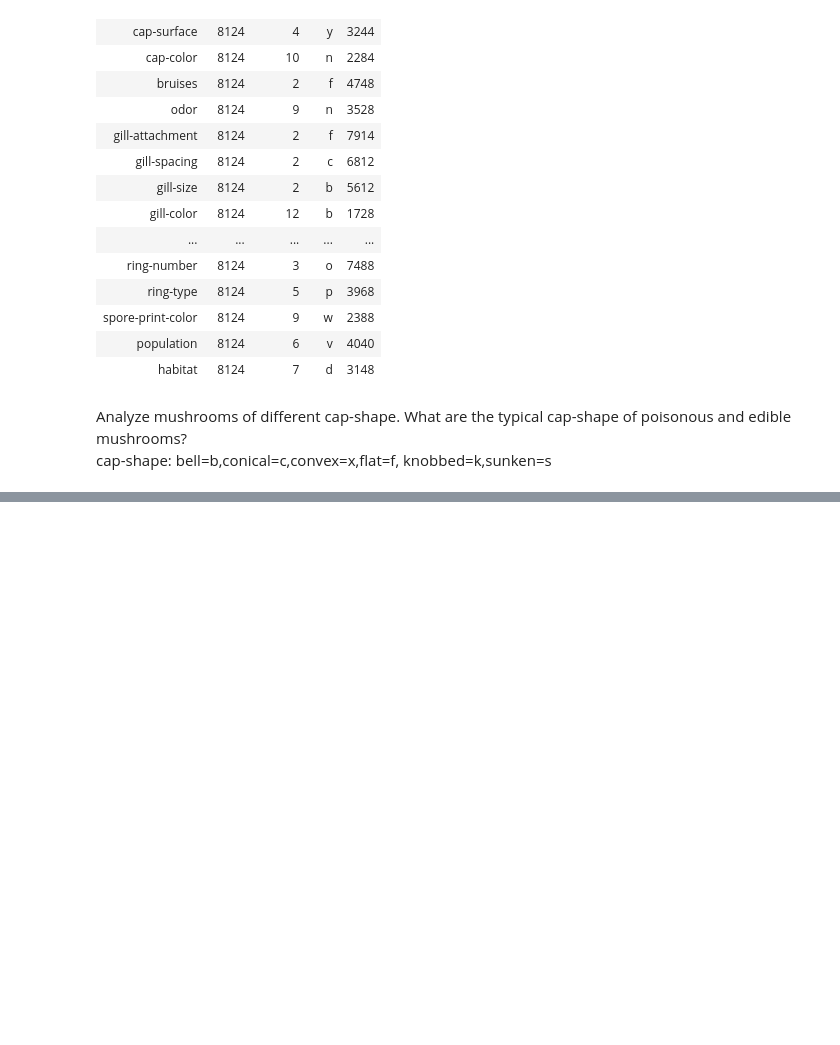
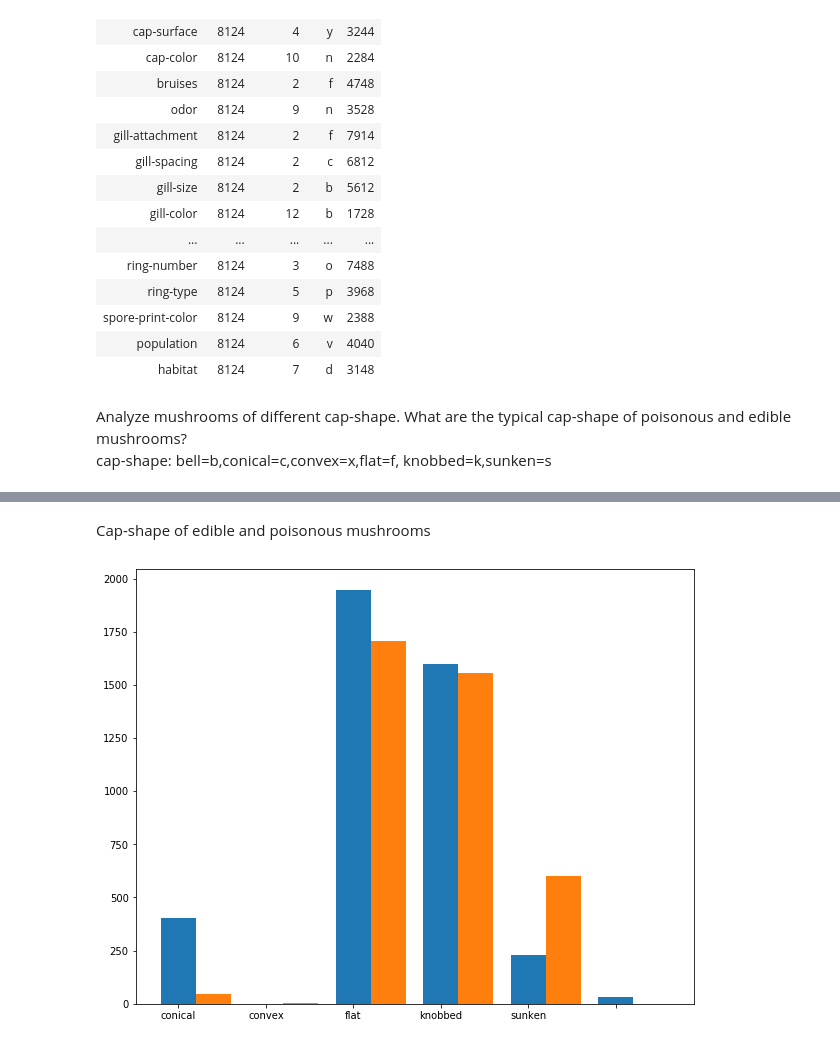
Before and after one commit to yuvrajpandya/ScikitLearn, a Jupyter notebook: KNN/Mushroom Prediction.ipynb, the cells around one changed output, grey strips where cells are left out. Saved outputs shown, nothing was run; the diff lists cells and outputs as text; code cells hidden in the pictures; blank space fills up the shorter version.

Commit message:
refactored the common function to plot the bars

```diff
--- a/KNN/Mushroom Prediction.ipynb
+++ b/KNN/Mushroom Prediction.ipynb
@@ -152,6 +152,7 @@ Analyze mushrooms of different cap-shape. What are the typical cap-shape of pois
 cap-shape: bell=b,conical=c,convex=x,flat=f, knobbed=k,sunken=s
 # %%
 # function to prepare bars for any feature to analyze its distribution across edible and poisonous classes
+# returns a sorted dataframe with <feature> and count columns
 def preparebars(feature, labels):
     # feature = 'cap-shape'
     # labels = {'b':'bell', 'f':'flat', 'k':'knobbed', 's':'sunken', 'x':'convex', 'c':'conical'}
@@ -160,26 +161,28 @@ def preparebars(feature, labels):
 
     df_feature = df.groupby(by=['class', feature])['cap-surface'].count().reset_index().rename(columns={'cap-surface':'count'})
 
-    edible_cs = df_feature.loc[df_feature['class']=='e',[feature,'count']]
-    poisonous_cs = df_feature.loc[df_feature['class']=='p',[feature,'count']]
+    edible_feature = df_feature.loc[df_feature['class']=='e',[feature,'count']]
+    poisonous_feature = df_feature.loc[df_feature['class']=='p',[feature,'count']]
 
-    edible_bars = edible_cs.to_dict()
-    poisonous_bars = poisonous_cs.to_dict()
+    # append missing category's value as 0
+    unique_cat = df[feature].unique()
 
-    # prepare bars for edible mushrooms
-    for key,val in edible_bars[feature].items():
-        edible_bars[feature][key] = labels[val]
+    for cat in unique_cat:
+        if cat not in edible_feature[feature].values:
+            edible_bars = edible_feature.append(pd.DataFrame({feature:[cat], 'count': [0]}), ignore_index=True)
 
-    # prepare bars for poisonous mushrooms
-    for key,val in poisonous_bars[feature].items():
-        poisonous_bars[feature][key] = labels[val]
+        if cat not in poisonous_feature[feature].values:
+            poisonous_bars = poisonous_feature.append(pd.DataFrame({feature:[cat], 'count': [0]}), ignore_index=True)
 
+    for key,val in labels.items():
+        edible_bars.replace(to_replace=key, value=val, inplace=True)
+        poisonous_bars.replace(to_replace=key, value=val, inplace=True)
 
-    return edible_bars, poisonous_bars
+    return edible_bars.sort_values(by=[feature], inplace=False).reset_index(drop=True), poisonous_bars.sort_values(by=[feature], inplace=False).reset_index(drop=True)
 
 # shape
-# edible_shape, poisonous_shape = preparebars('cap-shape', {'b':'bell', 'f':'flat', 'k':'knobbed', 's':'sunken', 'x':'convex', 'c':'conical'})
+edible_shape, poisonous_shape = preparebars('cap-shape', {'b':'bell', 'f':'flat', 'k':'knobbed', 's':'sunken', 'x':'convex', 'c':'conical'})
 
 # color
 # cap-color: brown=n,buff=b,cinnamon=c,gray=g,green=r, pink=p,purple=u,red=e,white=w,yellow=y
-edible_color, poisonous_color = preparebars('cap-color', {'n':'brown', 'b':'buff', 'c':'cinnamon', 'g':'gray', 'r':'green', 'p':'pink', 'u':'purple', 'e': 'red', 'w': 'white', 'y': 'yellow'})
+# edible_color, poisonous_color = preparebars('cap-color', {'n':'brown', 'b':'buff', 'c':'cinnamon', 'g':'gray', 'r':'green', 'p':'pink', 'u':'purple', 'e': 'red', 'w': 'white', 'y': 'yellow'})
@@ -212,0 +200,19 @@ NameError: name 'poisonous' is not defined
+# %% [markdown]
+Cap-shape of edible and poisonous mushrooms
+# %%
+# edible_shape, poisonous_shape = preparebars('cap-shape', {'b':'bell', 'f':'flat', 'k':'knobbed', 's':'sunken', 'x':'convex', 'c':'conical'})
+
+# plot cap-shape and edible/poisonous mushroom
+fig, ax = plt.subplots(figsize=(10,8))
+width = 0.40
+indexes = edible_shape.index
+labels = edible_shape['cap-shape']
+
+# edible
+ax.bar(indexes, edible_shape['count'], width)
+# poisonous
+ax.bar(indexes+width, poisonous_shape['count'], width)
+
+ax.set_xticklabels(labels);
+# %% [output]
+[figure, added]
```
Also changed, not shown: parts of 3 cells of this notebook.
